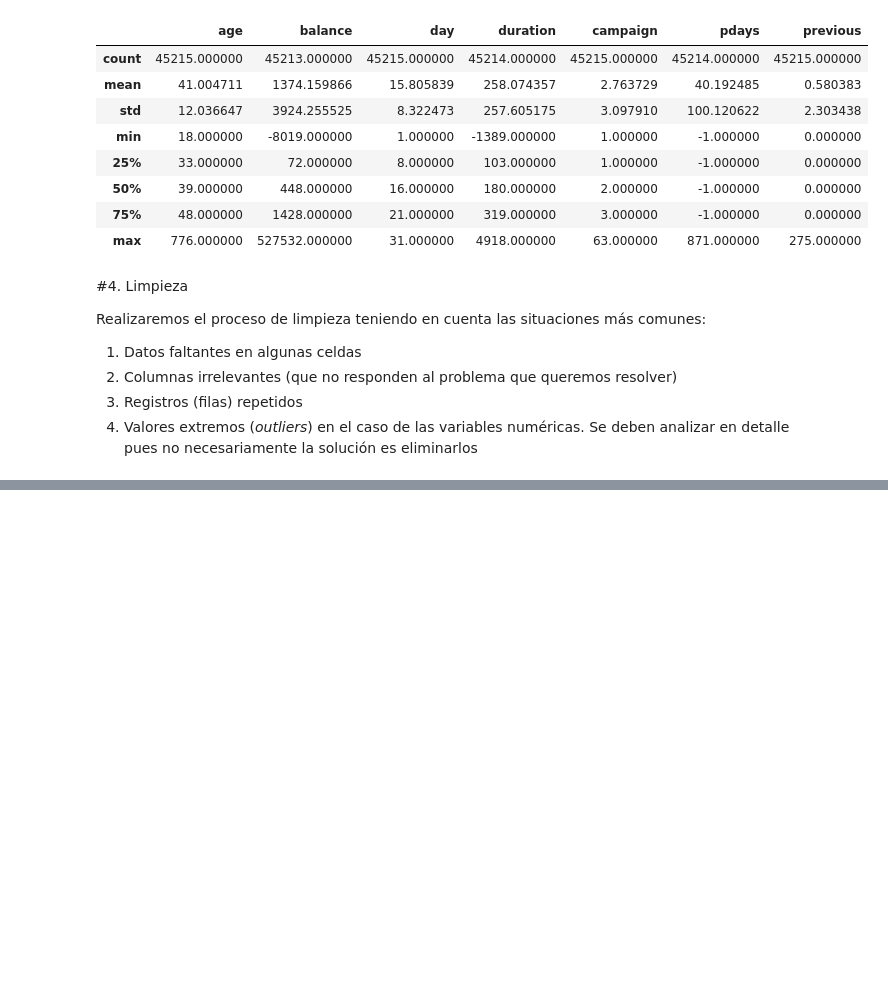
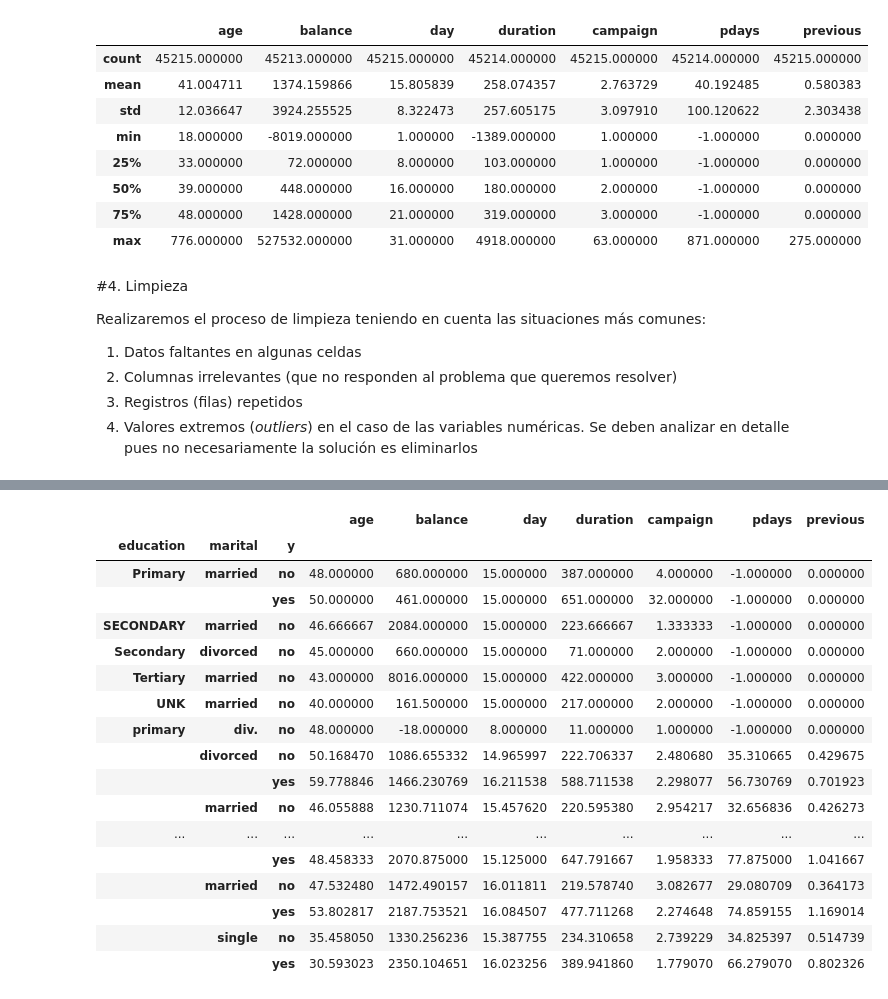
Before and after one commit to SebastianCastillo180/MinTIC, a Jupyter notebook: MINTIC.ipynb, the cells around one changed output, grey strips where cells are left out. Saved outputs shown, nothing was run; the diff lists cells and outputs as text; code cells hidden in the pictures; blank space fills up the shorter version.

```diff
--- a/MINTIC.ipynb
+++ b/MINTIC.ipynb
@@ -386,0 +536,23 @@ Realizaremos el proceso de limpieza teniendo en cuenta las situaciones más comu
+# %%
+PromedioTodasVariables =data2.groupby(['education','marital','y']).mean()
+PromedioTodasVariables
+###PromedioTodasVariables.drop(["age","day","duration","campaign", "pdays"], axis=1)
+# %% [output]
+|  |  |  | age | balance | day | duration | campaign | pdays | previous |
+| education | marital | y |  |  |  |  |  |  |  |
+| Primary | married | no | 48.000000 | 680.000000 | 15.000000 | 387.000000 | 4.000000 | -1.000000 | 0.000000 |
+|  |  | yes | 50.000000 | 461.000000 | 15.000000 | 651.000000 | 32.000000 | -1.000000 | 0.000000 |
+| SECONDARY | married | no | 46.666667 | 2084.000000 | 15.000000 | 223.666667 | 1.333333 | -1.000000 | 0.000000 |
+| Secondary | divorced | no | 45.000000 | 660.000000 | 15.000000 | 71.000000 | 2.000000 | -1.000000 | 0.000000 |
+| Tertiary | married | no | 43.000000 | 8016.000000 | 15.000000 | 422.000000 | 3.000000 | -1.000000 | 0.000000 |
+| UNK | married | no | 40.000000 | 161.500000 | 15.000000 | 217.000000 | 2.000000 | -1.000000 | 0.000000 |
+| primary | div. | no | 48.000000 | -18.000000 | 8.000000 | 11.000000 | 1.000000 | -1.000000 | 0.000000 |
+|  | divorced | no | 50.168470 | 1086.655332 | 14.965997 | 222.706337 | 2.480680 | 35.310665 | 0.429675 |
+|  |  | yes | 59.778846 | 1466.230769 | 16.211538 | 588.711538 | 2.298077 | 56.730769 | 0.701923 |
+|  | married | no | 46.055888 | 1230.711074 | 15.457620 | 220.595380 | 2.954217 | 32.656836 | 0.426273 |
+| ... | ... | ... | ... | ... | ... | ... | ... | ... | ... |
+|  |  | yes | 48.458333 | 2070.875000 | 15.125000 | 647.791667 | 1.958333 | 77.875000 | 1.041667 |
+|  | married | no | 47.532480 | 1472.490157 | 16.011811 | 219.578740 | 3.082677 | 29.080709 | 0.364173 |
+|  |  | yes | 53.802817 | 2187.753521 | 16.084507 | 477.711268 | 2.274648 | 74.859155 | 1.169014 |
+|  | single | no | 35.458050 | 1330.256236 | 15.387755 | 234.310658 | 2.739229 | 34.825397 | 0.514739 |
+|  |  | yes | 30.593023 | 2350.104651 | 16.023256 | 389.941860 | 1.779070 | 66.279070 | 0.802326 |
```
Also changed, not shown: parts of 49 cells of this notebook.
